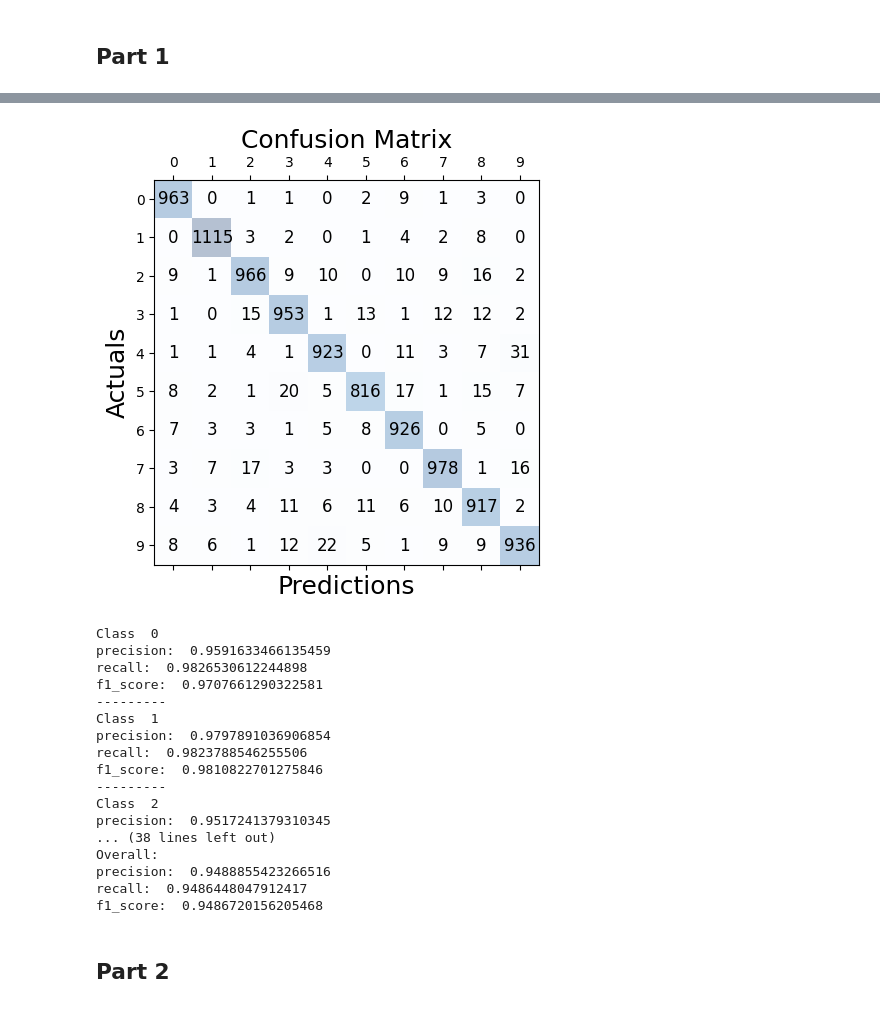
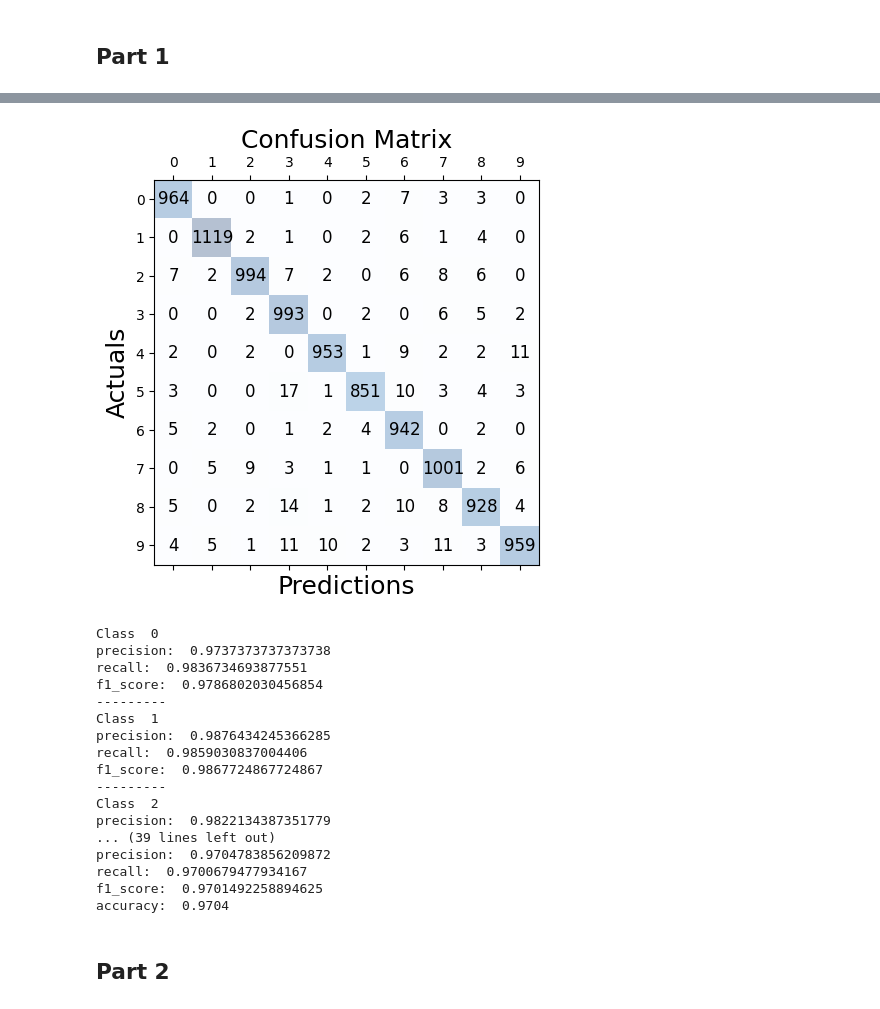
Before and after one commit to Liam-M-Patterson/CMPE-452, a Jupyter notebook: Assignment 2/A2.ipynb, the cells around one changed output, grey strips where cells are left out. Saved outputs shown, nothing was run; the diff lists cells and outputs as text; code cells hidden in the pictures.

```diff
--- a/Assignment 2/A2.ipynb
+++ b/Assignment 2/A2.ipynb
@@ -128,23 +128,20 @@ plt.show()
 # Write a function to analyze the result
 import numpy as np
 from torchmetrics import ConfusionMatrix
-from sklearn.metrics import precision_score
-from sklearn.metrics import accuracy_score
-from sklearn.metrics import f1_score
-from sklearn.metrics import recall_score
 
 def evaluator(test_y, pred_y):
 
-    num_classes = test_y.shape[1]
-    test_label = torch.argmax(test_y, dim=1)
+    # num_classes = test_y.shape[1]
+    num_classes = 10
+    # test_y = torch.argmax(test_y, dim=1)
 
     confusion_matrix = ConfusionMatrix(num_classes=num_classes)
-    confusion_matrix = confusion_matrix(pred_y, test_label)
+    confusion_matrix = confusion_matrix(pred_y, test_y)
 
 #     convert from pytorch tensor to numpy array
     confusion_matrix = confusion_matrix.cpu().detach().numpy()
 
-    accuracy = torch.sum(test_label == pred_y).item()/len(test_label)
+    accuracy = torch.sum(test_y == pred_y).item()/len(test_y)
     precision = np.diag(confusion_matrix) / np.sum(confusion_matrix, axis = 0)
     recall = np.diag(confusion_matrix) / np.sum(confusion_matrix, axis = 1)
     f1_score = (2*precision*recall)/(precision+recall)
@@ -174,6 +171,7 @@ def evaluator(test_y, pred_y):
     print('precision: ', precision.mean())
     print('recall: ', recall.mean())
     print('f1_score: ', f1_score.mean())
+    print('accuracy: ', accuracy)
 
 
 ####################################################################################################
@@ -208,15 +206,11 @@ class NN(object):
         # weight initialization
         self.W1 = torch.randn(input_size, self.hidden_size, dtype=self.dtype, device=self.device) * 0.01
         self.W2 = torch.randn(self.hidden_size, num_classes, dtype=self.dtype, device=self.device) * 0.01
-#         print('w1 shape', self.W1.shape)
-#         print('w2 shape', self.W2.shape)
 
         # TODO: train the weights with the input data and labels
         for i in range(self.n_iters):
-#             print('EPOCH: ', i)
             loss = 0
             data = getBatch(x, y, self.batch_size)
-            count = 0
             for x_batch, y_batch in data:
 
                 # 1. forward
@@ -233,8 +227,11 @@ class NN(object):
                 ####################################################################################################
                 # enter code here to calculate the output error, MSE loss, delta output and delta hidden
                 output_error = (y_batch - output)
-                loss += (output_error**2).mean()
-                # print('loss',loss)
+                new_loss = (output_error**2).mean().item()
+
+                if new_loss == new_loss:
+                    loss += new_loss
+
                 delta_output = output_error * self.sigmoid_derivative(output)
 
                 w2_reshaped = torch.reshape(self.W2, (self.W2.shape[1], self.W2.shape[0]))
@@ -297,7 +294,7 @@ def getBatch(x, y, batch_size):
 # remeber to load the dataset to the device (e.g. data_dict['x_train'].to(device))
 hidden_size = 100
 
-model = NN(0.01, 15, 1,  hidden_size, device)
+model = NN(0.1, 15, 1,  hidden_size, device)
 model.train(data_dict['x_train'].to(device),
             data_dict['y_train'].to(device),
             data_dict['x_val'].to(device),
@@ -331,30 +328,33 @@ plt.show()
 # %%
 ####################################################################################################
 # enter code here to evaluate Model1 with test set
 # TODO: use the trained Model1 to predict the labels of test set and evaluate the results with the evaluator
 predictions = model.predict(data_dict['x_test'].to(device))
-evaluator(data_dict['y_test'].to(device), predictions)
 
+y_test = data_dict['y_test'].to(device)
+y_test_labels = torch.argmax(y_test, dim=1)
+
+evaluator(y_test_labels , predictions)
 ####################################################################################################
 # %% [output]
-[figure, old version]
+[figure, new version]
 Class  0
-precision:  0.9591633466135459
-recall:  0.9826530612244898
-f1_score:  0.9707661290322581
+precision:  0.9737373737373738
+recall:  0.9836734693877551
+f1_score:  0.9786802030456854
 ---------
 Class  1
-precision:  0.9797891036906854
-recall:  0.9823788546255506
-f1_score:  0.9810822701275846
+precision:  0.9876434245366285
+recall:  0.9859030837004406
+f1_score:  0.9867724867724867
 ---------
 Class  2
-precision:  0.9517241379310345
-... (38 lines left out)
-Overall:
-precision:  0.9488855423266516
-recall:  0.9486448047912417
-f1_score:  0.9486720156205468
+precision:  0.9822134387351779
+... (39 lines left out)
+precision:  0.9704783856209872
+recall:  0.9700679477934167
+f1_score:  0.9701492258894625
+accuracy:  0.9704
 # %% [markdown]
 ## Part 2
 # %% [markdown]
```
Also changed, not shown: parts of 8 cells of this notebook.
